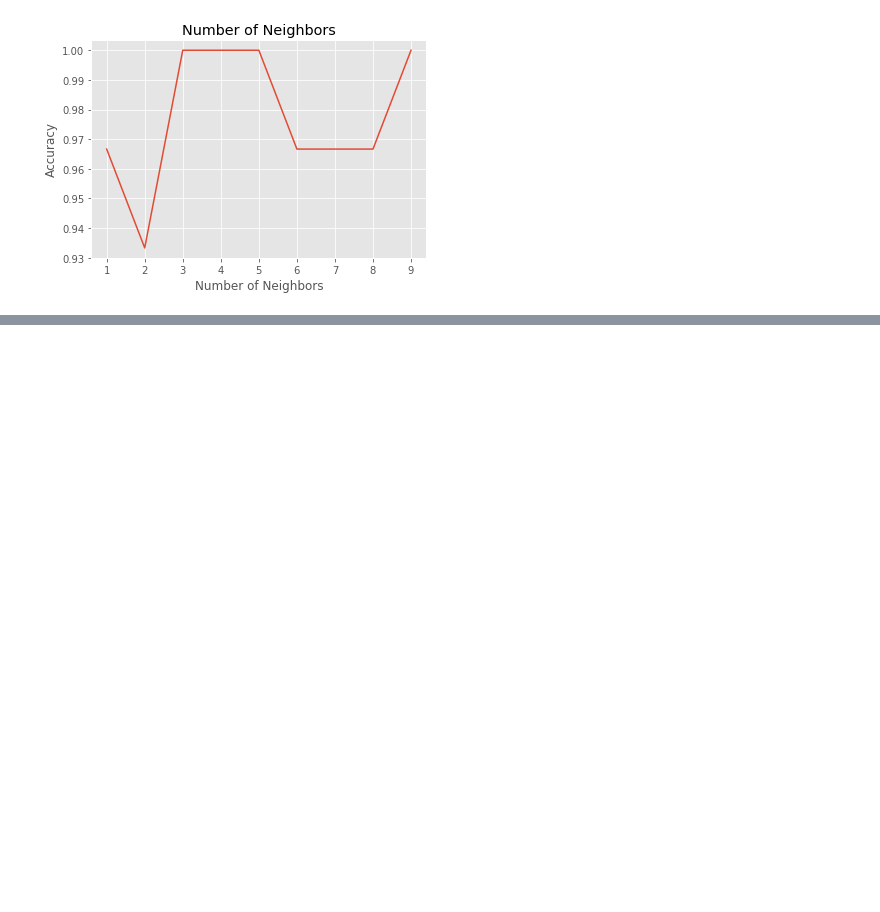
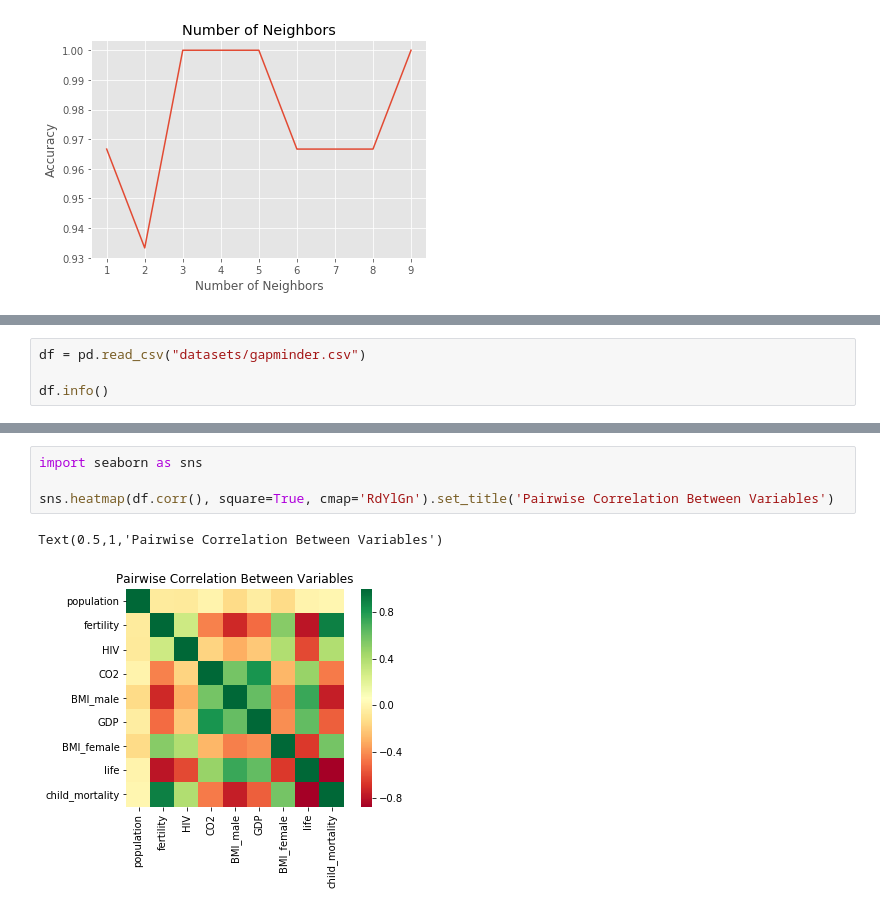
Before and after one commit to kaymal/Machine-Learning-with-Python, a Jupyter notebook: Supervised Learning.ipynb, the cells around one changed output, grey strips where cells are left out. Saved outputs shown, nothing was run; the diff lists cells and outputs as text; blank space fills up the shorter version.

```diff
--- a/Supervised Learning.ipynb
+++ b/Supervised Learning.ipynb
@@ -156,0 +165,4 @@ Text(0,0.5,'Accuracy')
+# %%
+df = pd.read_csv("datasets/gapminder.csv")
+
+df.info()
@@ -156,0 +221,7 @@ Text(0,0.5,'Accuracy')
+# %%
+import seaborn as sns
+
+sns.heatmap(df.corr(), square=True, cmap='RdYlGn').set_title('Pairwise Correlation Between Variables')
+# %% [output]
+Text(0.5,1,'Pairwise Correlation Between Variables')
+[figure, added]
```
Also changed, not shown: parts of 10 cells of this notebook.
